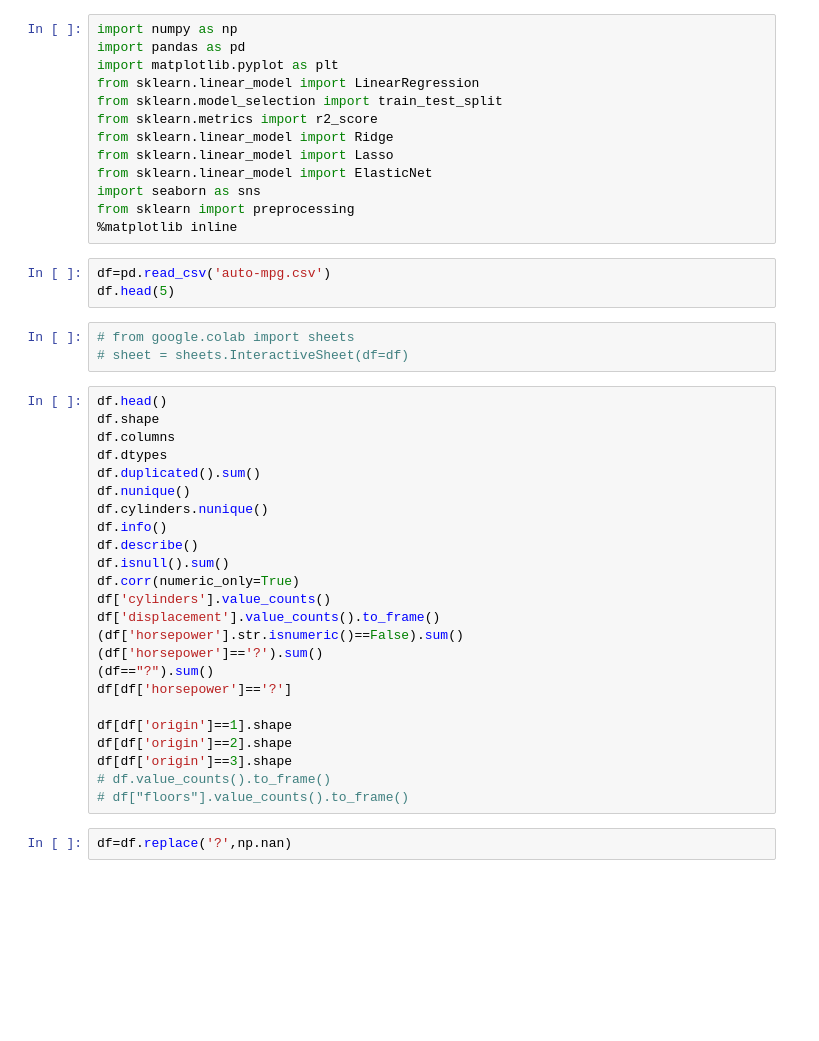
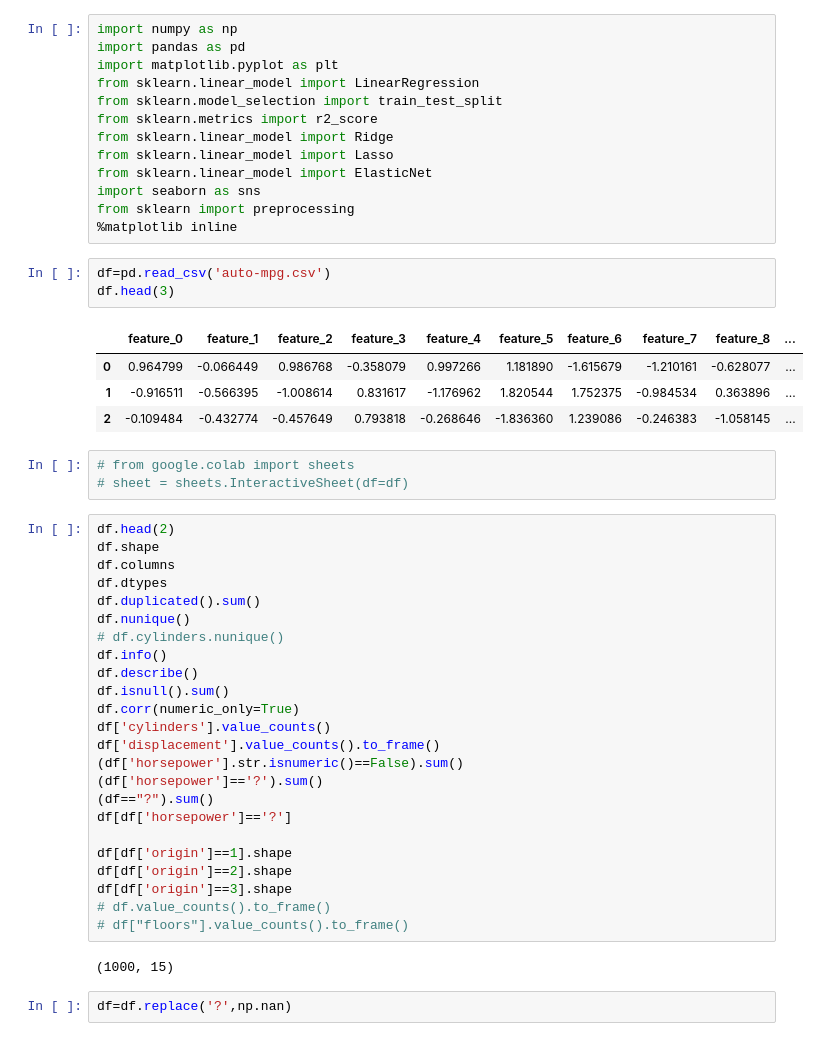
Before and after one commit to Artificial-i/-1-5, a Jupyter notebook: hal_Tamrin1_Trm5.ipynb, the cells around one changed output. Cells and saved outputs as stored; diff of their text form; blank space fills up the shorter version.

```diff
--- a/hal_Tamrin1_Trm5.ipynb
+++ b/hal_Tamrin1_Trm5.ipynb
@@ -1076,18 +1081,23 @@ from sklearn import preprocessing
 %matplotlib inline
 # %%
 df=pd.read_csv('auto-mpg.csv')
-df.head(5)
+df.head(3)
+# %% [output]
+|  | feature_0 | feature_1 | feature_2 | feature_3 | feature_4 | feature_5 | feature_6 | feature_7 | feature_8 | ... |
+| 0 | 0.964799 | -0.066449 | 0.986768 | -0.358079 | 0.997266 | 1.181890 | -1.615679 | -1.210161 | -0.628077 | ... |
+| 1 | -0.916511 | -0.566395 | -1.008614 | 0.831617 | -1.176962 | 1.820544 | 1.752375 | -0.984534 | 0.363896 | ... |
+| 2 | -0.109484 | -0.432774 | -0.457649 | 0.793818 | -0.268646 | -1.836360 | 1.239086 | -0.246383 | -1.058145 | ... |
 # %%
 # from google.colab import sheets
 # sheet = sheets.InteractiveSheet(df=df)
 # %%
-df.head()
+df.head(2)
 df.shape
 df.columns
 df.dtypes
 df.duplicated().sum()
 df.nunique()
-df.cylinders.nunique()
+# df.cylinders.nunique()
 df.info()
 df.describe()
 df.isnull().sum()
@@ -1104,6 +1114,8 @@ df[df['origin']==2].shape
 df[df['origin']==3].shape
 # df.value_counts().to_frame()
 # df["floors"].value_counts().to_frame()
+# %% [output]
+(1000, 15)
 # %%
 df=df.replace('?',np.nan)
 # %%
```
Also changed, not shown: parts of 23 cells of this notebook.
